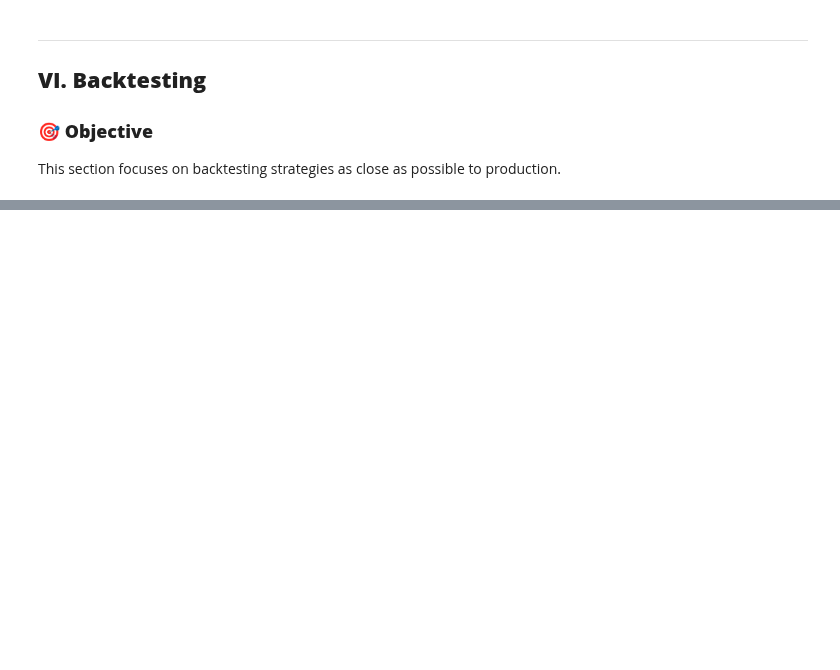
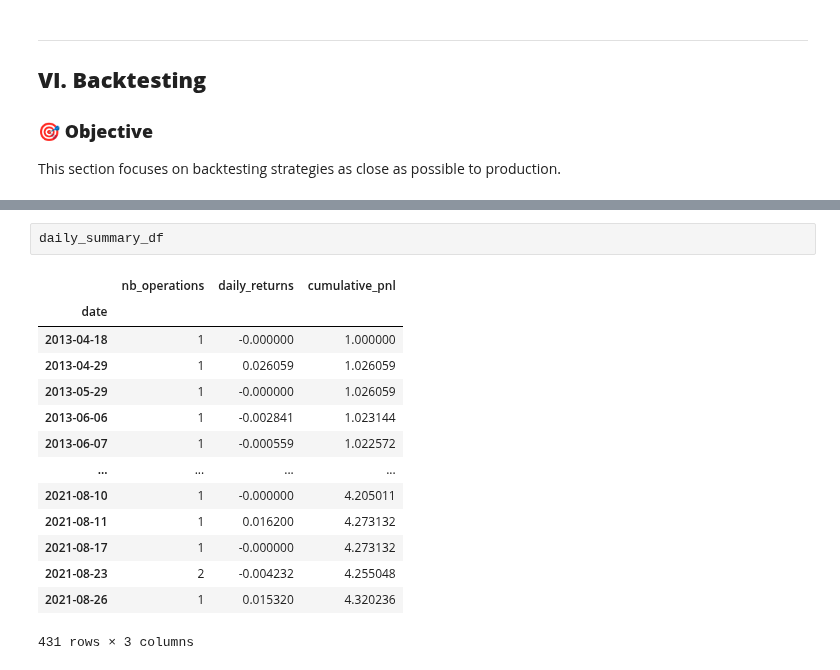
Before and after one commit to Cheval-Paresseux/ChevalParesseux-lib, a Jupyter notebook: notebooks/Research_pipeline.ipynb, the cells around one changed output, grey strips where cells are left out. Cells and saved outputs as stored; diff of their text form; blank space fills up the shorter version.

```diff
--- a/notebooks/Research_pipeline.ipynb
+++ b/notebooks/Research_pipeline.ipynb
@@ -796,0 +794,17 @@ operations_df
+# %%
+daily_summary_df
+# %% [output]
+|  | nb_operations | daily_returns | cumulative_pnl |
+| date |  |  |  |
+| 2013-04-18 | 1 | -0.000000 | 1.000000 |
+| 2013-04-29 | 1 | 0.026059 | 1.026059 |
+| 2013-05-29 | 1 | -0.000000 | 1.026059 |
+| 2013-06-06 | 1 | -0.002841 | 1.023144 |
+| 2013-06-07 | 1 | -0.000559 | 1.022572 |
+| ... | ... | ... | ... |
+| 2021-08-10 | 1 | -0.000000 | 4.205011 |
+| 2021-08-11 | 1 | 0.016200 | 4.273132 |
+| 2021-08-17 | 1 | -0.000000 | 4.273132 |
+| 2021-08-23 | 2 | -0.004232 | 4.255048 |
+| 2021-08-26 | 1 | 0.015320 | 4.320236 |
+431 rows × 3 columns
```
Also changed, not shown: parts of 22 cells of this notebook, 7 other files.
